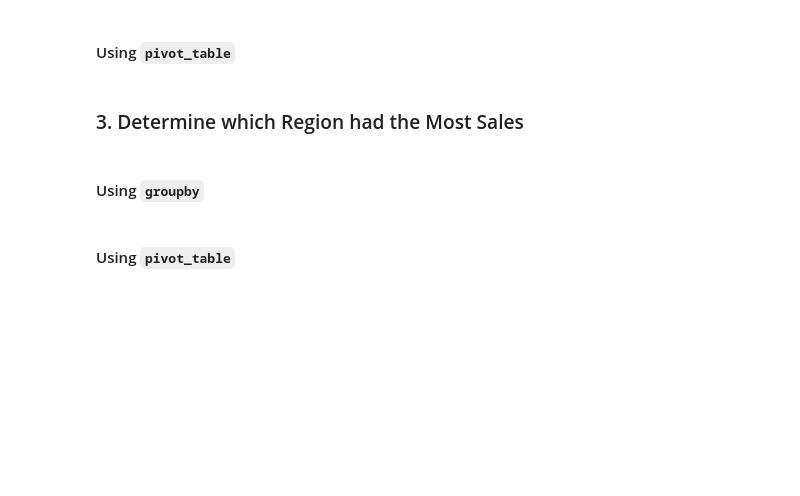
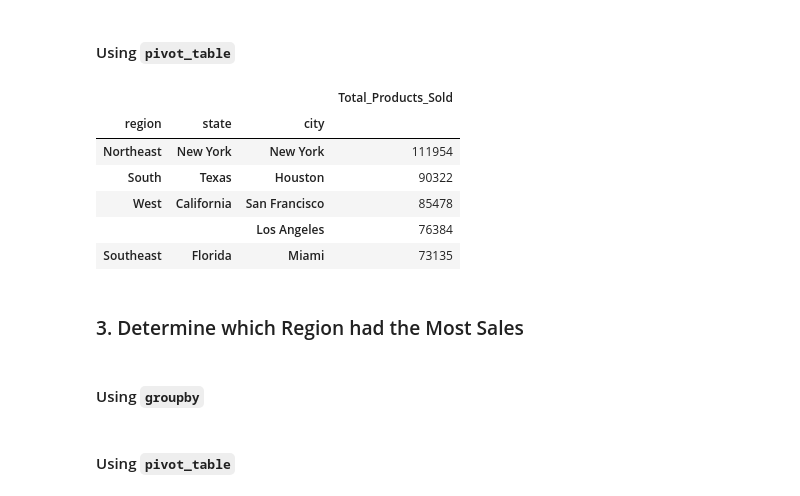
Before and after one commit to dailyinvention/athletic_sales_analysis, a Jupyter notebook: athletic_sales_analysis.ipynb, the cells around one changed output. Cells and saved outputs as stored; diff of their text form; code cells hidden in the pictures; blank space fills up the shorter version.

```diff
--- a/athletic_sales_analysis.ipynb
+++ b/athletic_sales_analysis.ipynb
@@ -194,12 +203,24 @@ dtype: object
 #### Using `pivot_table`
 # %%
 # Show the number products sold for region, state, and city.
-
+athletic_sales_pivot = athletic_sales_merged.pivot_table(index=['region', 'state', 'city'],
+                             values='units_sold',
+                             aggfunc='sum').sort_values(by='units_sold', ascending=False)
 
 # Rename the "units_sold" column to "Total_Products_Sold"
+athletic_sales_pivot.rename(columns={'units_sold': 'Total_Products_Sold'}, inplace=True)
 
 
 # Show the top 5 results.
+athletic_sales_pivot.head()
+# %% [output]
+|  |  |  | Total_Products_Sold |
+| region | state | city |  |
+| Northeast | New York | New York | 111954 |
+| South | Texas | Houston | 90322 |
+| West | California | San Francisco | 85478 |
+|  |  | Los Angeles | 76384 |
+| Southeast | Florida | Miami | 73135 |
 # %% [markdown]
 ### 3. Determine which Region had the Most Sales
 # %% [markdown]
```
Also changed, not shown: parts of 1 cell of this notebook.
